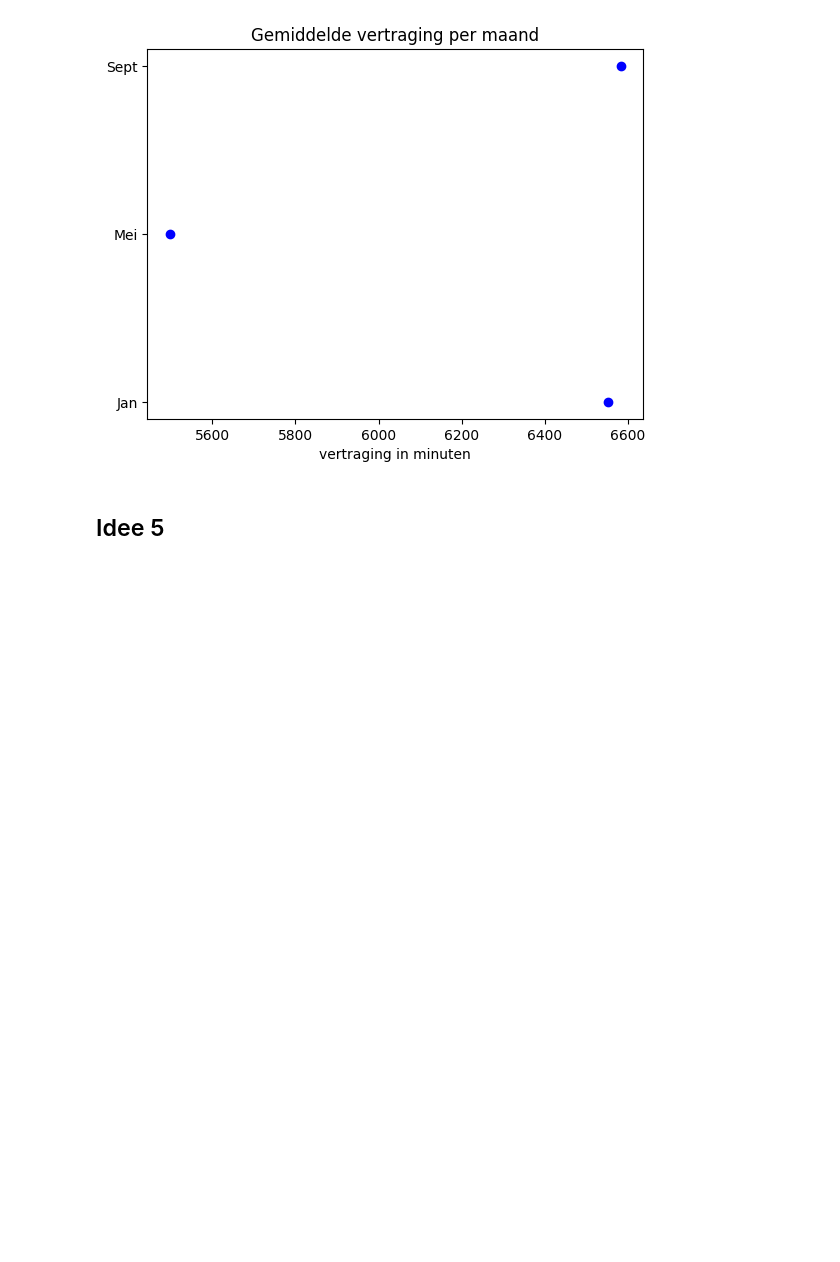
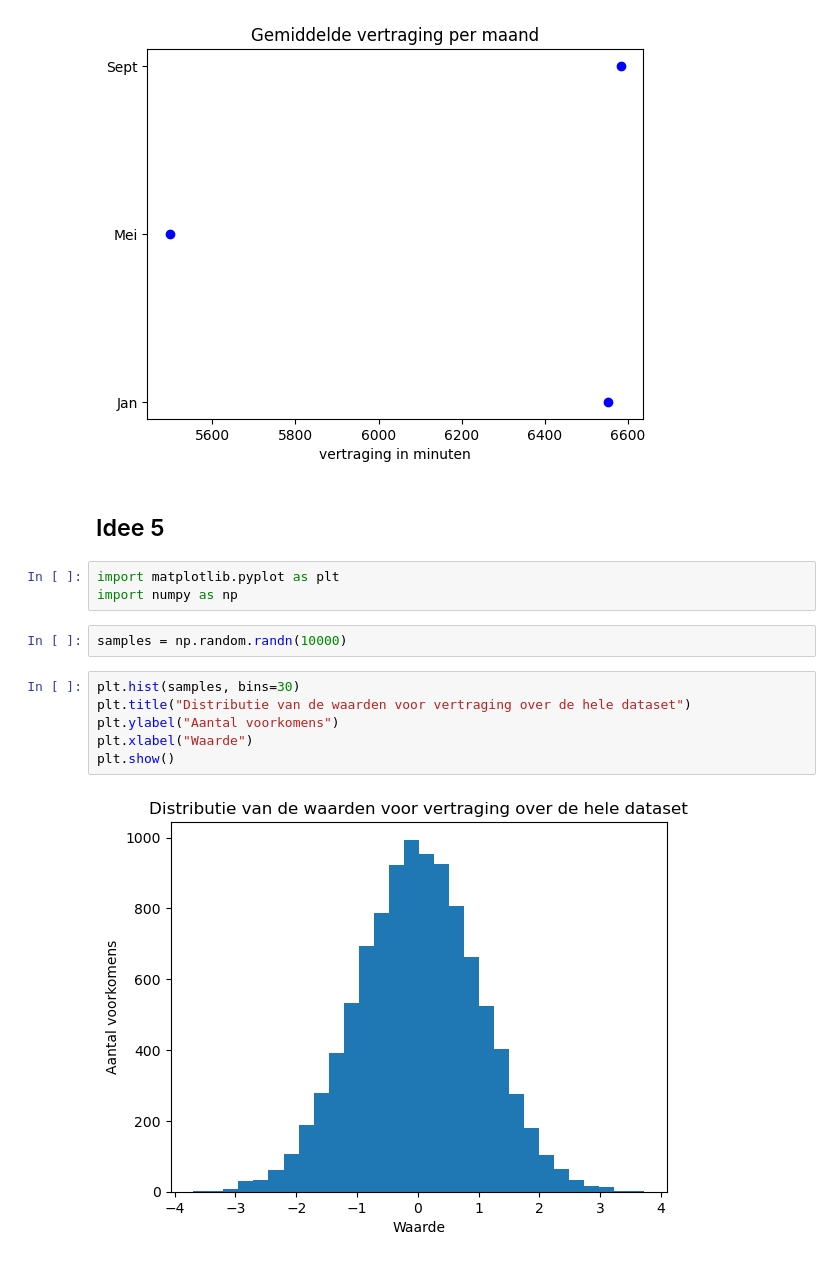
Before and after one commit to Datavisualiatie-UGent/project-dv25-6, a Jupyter notebook: ideas/example_graphs.ipynb, the cells around one changed output. Cells and saved outputs as stored; diff of their text form; blank space fills up the shorter version.

Commit message:
feat: added ignore for csv files, added extra examples to notebook to show prof

```diff
--- a/ideas/example_graphs.ipynb
+++ b/ideas/example_graphs.ipynb
@@ -70,3 +103,16 @@ plt.show()
 [figure]
 # %% [markdown]
 ## Idee 5
+# %%
+import matplotlib.pyplot as plt
+import numpy as np
+# %%
+samples = np.random.randn(10000)
+# %%
+plt.hist(samples, bins=30)
+plt.title("Distributie van de waarden voor vertraging over de hele dataset")
+plt.ylabel("Aantal voorkomens")
+plt.xlabel("Waarde")
+plt.show()
+# %% [output]
+[figure, added]
```
Also changed, not shown: parts of 6 cells of this notebook, 1 other file.
